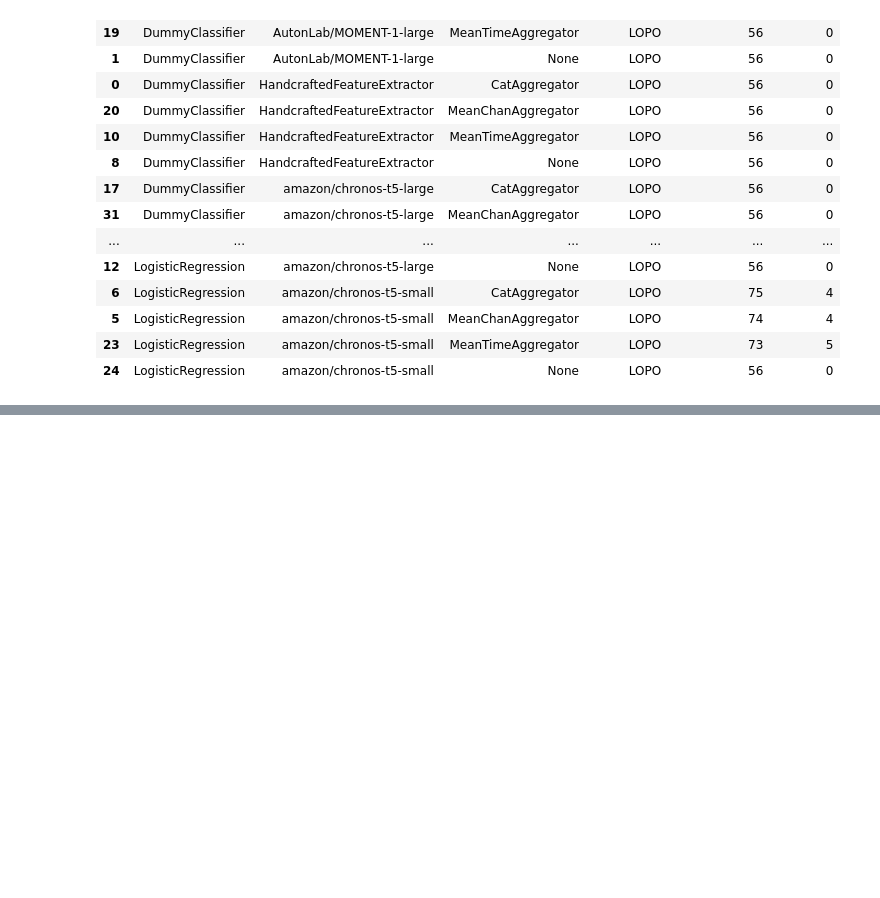
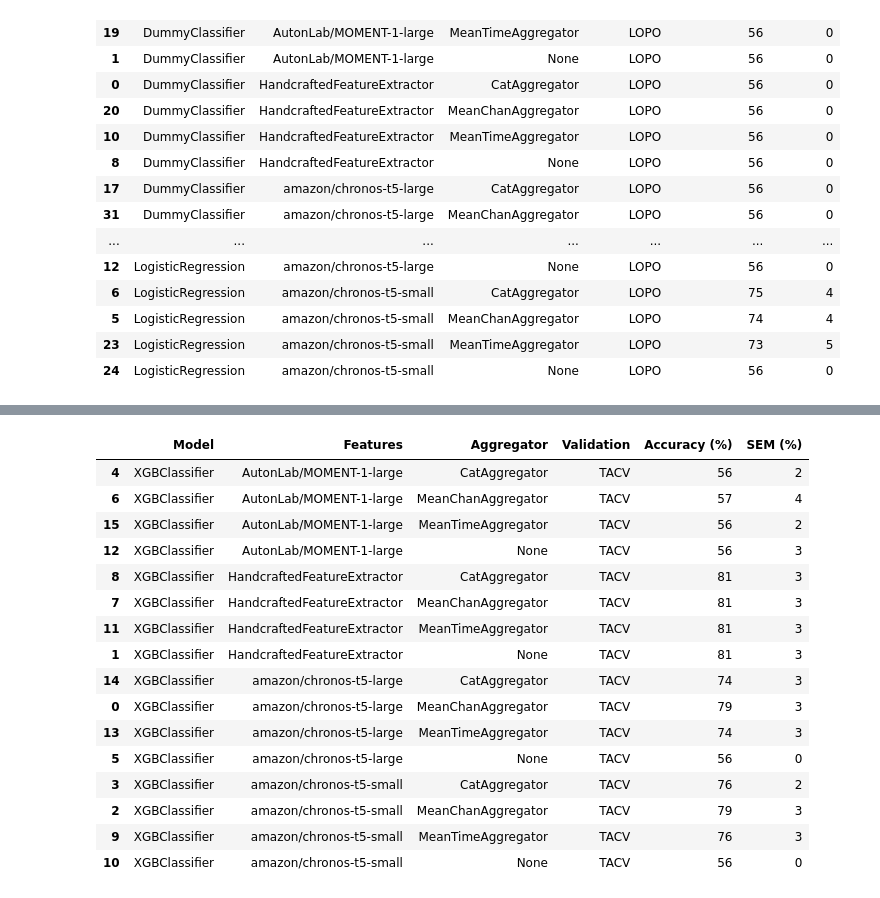
Before and after one commit to LeonardoAlchieri/pretrained_foundation_models_physiological_data, a Jupyter notebook: notebooks/checking_results.ipynb, the cells around one changed output, grey strips where cells are left out. Saved outputs shown, nothing was run; the diff lists cells and outputs as text; code cells hidden in the pictures; blank space fills up the shorter version.

```diff
--- a/notebooks/checking_results.ipynb
+++ b/notebooks/checking_results.ipynb
@@ -101,0 +156,20 @@ present_results("../outputs/multirun_2025-06-18_08-58-59")
+# %%
+present_results("../outputs/multirun_2025-06-20_10-46-02")
+# %% [output]
+|  | Model | Features | Aggregator | Validation | Accuracy (%) | SEM (%) |
+| 4 | XGBClassifier | AutonLab/MOMENT-1-large | CatAggregator | TACV | 56 | 2 |
+| 6 | XGBClassifier | AutonLab/MOMENT-1-large | MeanChanAggregator | TACV | 57 | 4 |
+| 15 | XGBClassifier | AutonLab/MOMENT-1-large | MeanTimeAggregator | TACV | 56 | 2 |
+| 12 | XGBClassifier | AutonLab/MOMENT-1-large | None | TACV | 56 | 3 |
+| 8 | XGBClassifier | HandcraftedFeatureExtractor | CatAggregator | TACV | 81 | 3 |
+| 7 | XGBClassifier | HandcraftedFeatureExtractor | MeanChanAggregator | TACV | 81 | 3 |
+| 11 | XGBClassifier | HandcraftedFeatureExtractor | MeanTimeAggregator | TACV | 81 | 3 |
+| 1 | XGBClassifier | HandcraftedFeatureExtractor | None | TACV | 81 | 3 |
+| 14 | XGBClassifier | amazon/chronos-t5-large | CatAggregator | TACV | 74 | 3 |
+| 0 | XGBClassifier | amazon/chronos-t5-large | MeanChanAggregator | TACV | 79 | 3 |
+| 13 | XGBClassifier | amazon/chronos-t5-large | MeanTimeAggregator | TACV | 74 | 3 |
+| 5 | XGBClassifier | amazon/chronos-t5-large | None | TACV | 56 | 0 |
+| 3 | XGBClassifier | amazon/chronos-t5-small | CatAggregator | TACV | 76 | 2 |
+| 2 | XGBClassifier | amazon/chronos-t5-small | MeanChanAggregator | TACV | 79 | 3 |
+| 9 | XGBClassifier | amazon/chronos-t5-small | MeanTimeAggregator | TACV | 76 | 3 |
+| 10 | XGBClassifier | amazon/chronos-t5-small | None | TACV | 56 | 0 |
```
Also changed, not shown: parts of 43 cells of this notebook, 3 other files.
